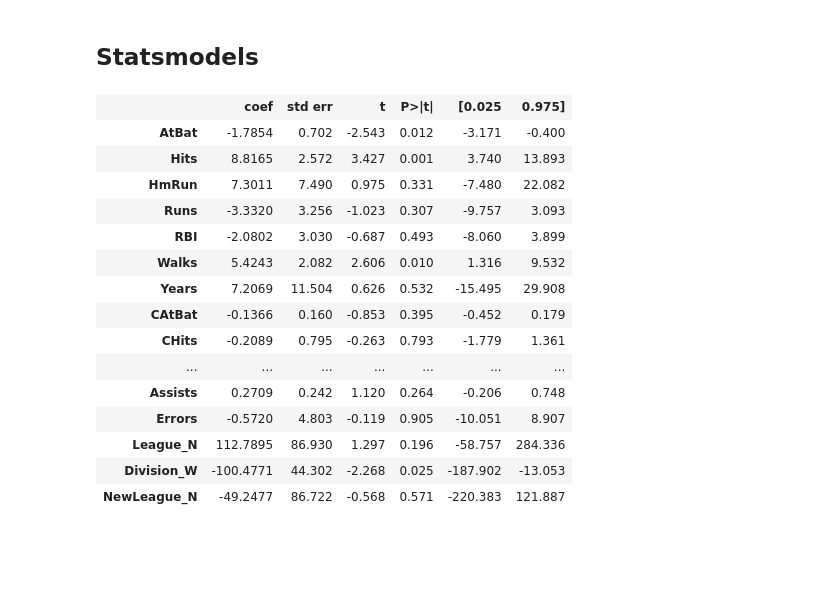
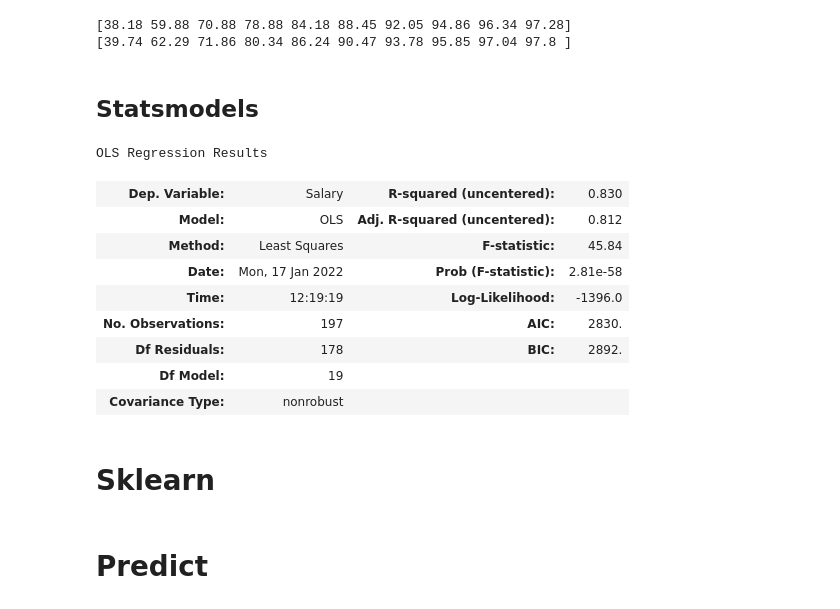
Before and after one commit to qraxiss/learning-data-science, a Jupyter notebook: machine-learning/linear-models/3-PCR-(principal_component_regression).ipynb, the cells around one changed output. Cells and saved outputs as stored; diff of their text form; code cells hidden in the pictures; blank space fills up the shorter version.

```diff
--- a/machine-learning/linear-models/3-PCR-(principal_component_regression).ipynb
+++ b/machine-learning/linear-models/3-PCR-(principal_component_regression).ipynb
@@ -56,25 +32,31 @@ pcr_model = lm.fit(X_reduced_train, y_train)
+# %%
+pca = PCA()
+
+X_reduced_train = pca.fit_transform(scale(X_train))
+print(np.cumsum(np.round(pca.explained_variance_ratio_, decimals=4)*100)[:10])
+
+X_reduced_test = pca.fit_transform(scale(X_test))
+print(np.cumsum(np.round(pca.explained_variance_ratio_, decimals=4)*100)[:10])
+# %% [output]
+[38.18 59.88 70.88 78.88 84.18 88.45 92.05 94.86 96.34 97.28]
+[39.74 62.29 71.86 80.34 86.24 90.47 93.78 95.85 97.04 97.8 ]
 # %% [markdown]
 ## Statsmodels
 # %%
 import statsmodels.api as sm
+lm = sm.OLS(y_train, X_train)
+model = lm.fit()
+model.summary().tables[0]
+# %% [output]
+OLS Regression Results
+| Dep. Variable: | Salary | R-squared (uncentered): | 0.830 |
+| Model: | OLS | Adj. R-squared (uncentered): | 0.812 |
+| Method: | Least Squares | F-statistic: | 45.84 |
+| Date: | Mon, 17 Jan 2022 | Prob (F-statistic): | 2.81e-58 |
+| Time: | 12:19:19 | Log-Likelihood: | -1396.0 |
+| No. Observations: | 197 | AIC: | 2830. |
+| Df Residuals: | 178 | BIC: | 2892. |
+| Df Model: | 19 |  |  |
+| Covariance Type: | nonrobust |  |  |
-# %%
-lm = sm.OLS(y_train, X_train)
-model = lm.fit()
-model.summary().tables[1]
-# %% [output]
-|  | coef | std err | t | P>|t| | [0.025 | 0.975] |
-| AtBat | -1.7854 | 0.702 | -2.543 | 0.012 | -3.171 | -0.400 |
-| Hits | 8.8165 | 2.572 | 3.427 | 0.001 | 3.740 | 13.893 |
-| HmRun | 7.3011 | 7.490 | 0.975 | 0.331 | -7.480 | 22.082 |
-| Runs | -3.3320 | 3.256 | -1.023 | 0.307 | -9.757 | 3.093 |
-| RBI | -2.0802 | 3.030 | -0.687 | 0.493 | -8.060 | 3.899 |
-| Walks | 5.4243 | 2.082 | 2.606 | 0.010 | 1.316 | 9.532 |
-| Years | 7.2069 | 11.504 | 0.626 | 0.532 | -15.495 | 29.908 |
-| CAtBat | -0.1366 | 0.160 | -0.853 | 0.395 | -0.452 | 0.179 |
-| CHits | -0.2089 | 0.795 | -0.263 | 0.793 | -1.779 | 1.361 |
-| ... | ... | ... | ... | ... | ... | ... |
-| Assists | 0.2709 | 0.242 | 1.120 | 0.264 | -0.206 | 0.748 |
-| Errors | -0.5720 | 4.803 | -0.119 | 0.905 | -10.051 | 8.907 |
-| League_N | 112.7895 | 86.930 | 1.297 | 0.196 | -58.757 | 284.336 |
-| Division_W | -100.4771 | 44.302 | -2.268 | 0.025 | -187.902 | -13.053 |
-| NewLeague_N | -49.2477 | 86.722 | -0.568 | 0.571 | -220.383 | 121.887 |
+# %% [markdown]
+# Sklearn
@@ -80,0 +67,2 @@ model.summary().tables[1]
+# %% [markdown]
+# Predict
```
Also changed, not shown: parts of 34 cells of this notebook.
